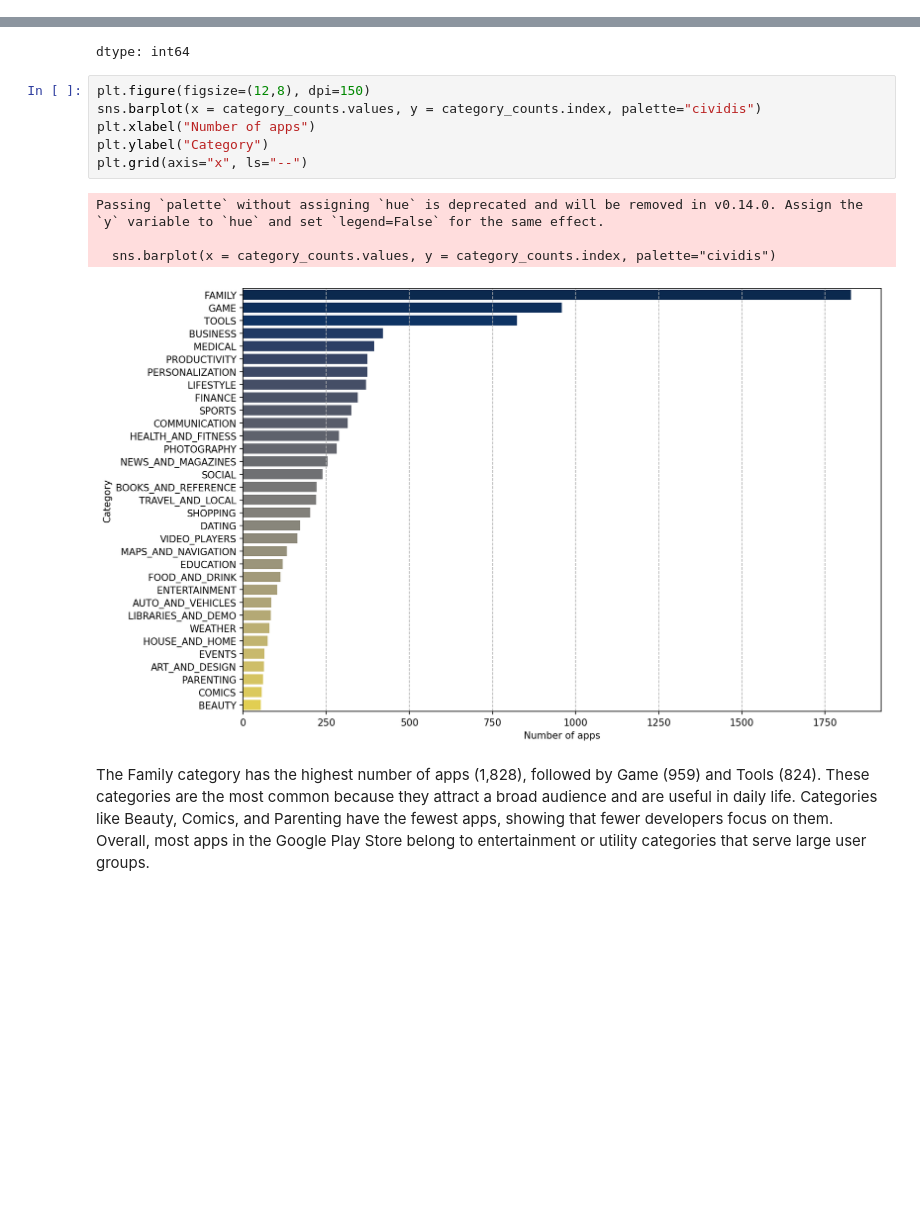
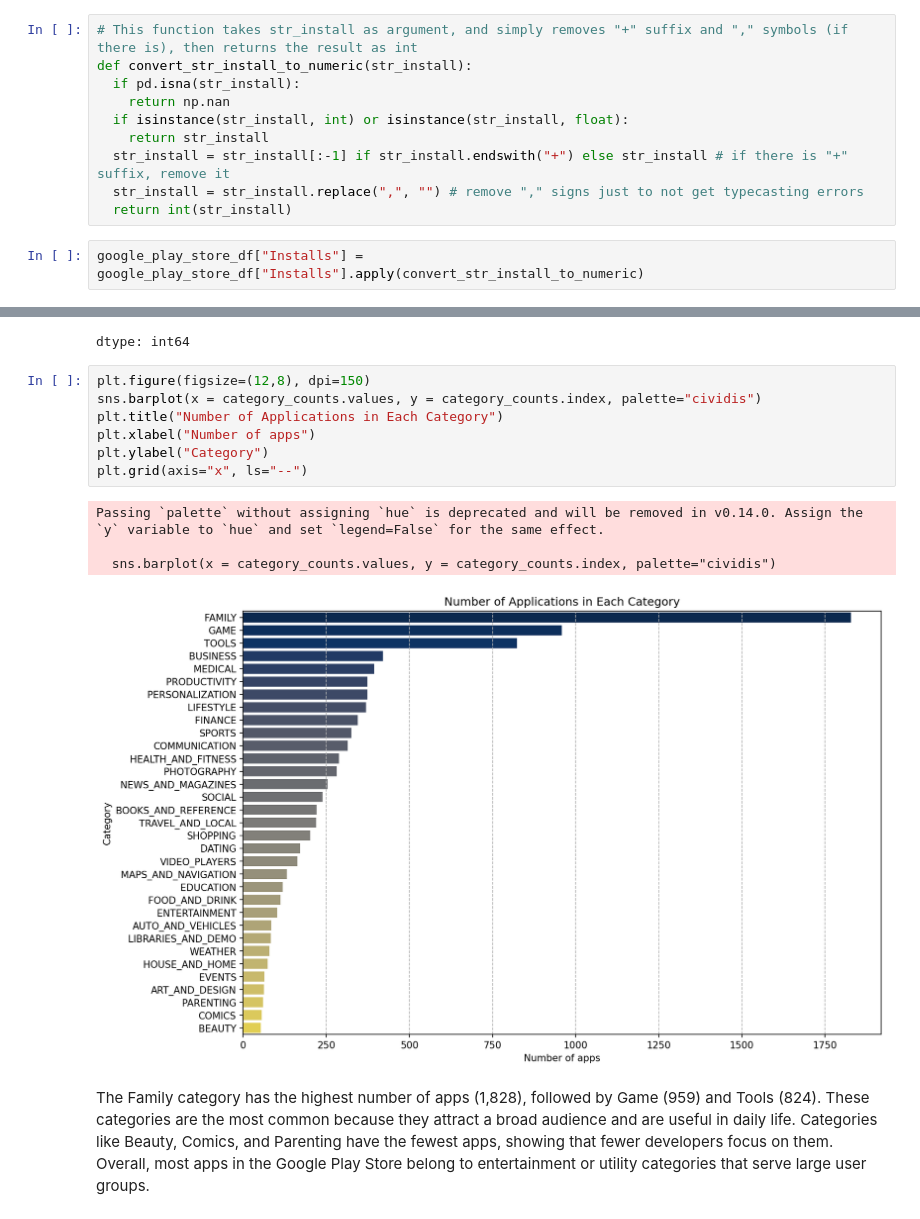
Before and after one commit to emredemirbas/google-playstore-eda, a Jupyter notebook: google_play_store_eda.ipynb, the cells around one changed output, grey strips where cells are left out. Cells and saved outputs as stored; diff of their text form; blank space fills up the shorter version.

```diff
--- a/google_play_store_eda.ipynb
+++ b/google_play_store_eda.ipynb
@@ -505,0 +513,12 @@ google_play_store_df.loc[missing_type_row.index, "Type"] = "Free"
+# %%
+# This function takes str_install as argument, and simply removes "+" suffix and "," symbols (if there is), then returns the result as int
+def convert_str_install_to_numeric(str_install):
+  if pd.isna(str_install):
+    return np.nan
+  if isinstance(str_install, int) or isinstance(str_install, float):
+    return str_install
+  str_install = str_install[:-1] if str_install.endswith("+") else str_install # if there is "+" suffix, remove it
+  str_install = str_install.replace(",", "") # remove "," signs just to not get typecasting errors
+  return int(str_install)
+# %%
+google_play_store_df["Installs"] = google_play_store_df["Installs"].apply(convert_str_install_to_numeric)
@@ -1032,14 +1052,15 @@ dtype: int64
 # %%
 plt.figure(figsize=(12,8), dpi=150)
 sns.barplot(x = category_counts.values, y = category_counts.index, palette="cividis")
+plt.title("Number of Applications in Each Category")
 plt.xlabel("Number of apps")
 plt.ylabel("Category")
 plt.grid(axis="x", ls="--")
 # %% [output]
 Passing `palette` without assigning `hue` is deprecated and will be removed in v0.14.0. Assign the `y` variable to `hue` and set `legend=False` for the same effect.
 
   sns.barplot(x = category_counts.values, y = category_counts.index, palette="cividis")
-[figure, old version]
+[figure, new version]
 # %% [markdown]
 The Family category has the highest number of apps (1,828), followed by Game (959) and Tools (824). These categories are the most common because they attract a broad audience and are useful in daily life. Categories like Beauty, Comics, and Parenting have the fewest apps, showing that fewer developers focus on them. Overall, most apps in the Google Play Store belong to entertainment or utility categories that serve large user groups.
 # %% [markdown]
```
Also changed, not shown: parts of 15 cells of this notebook.
